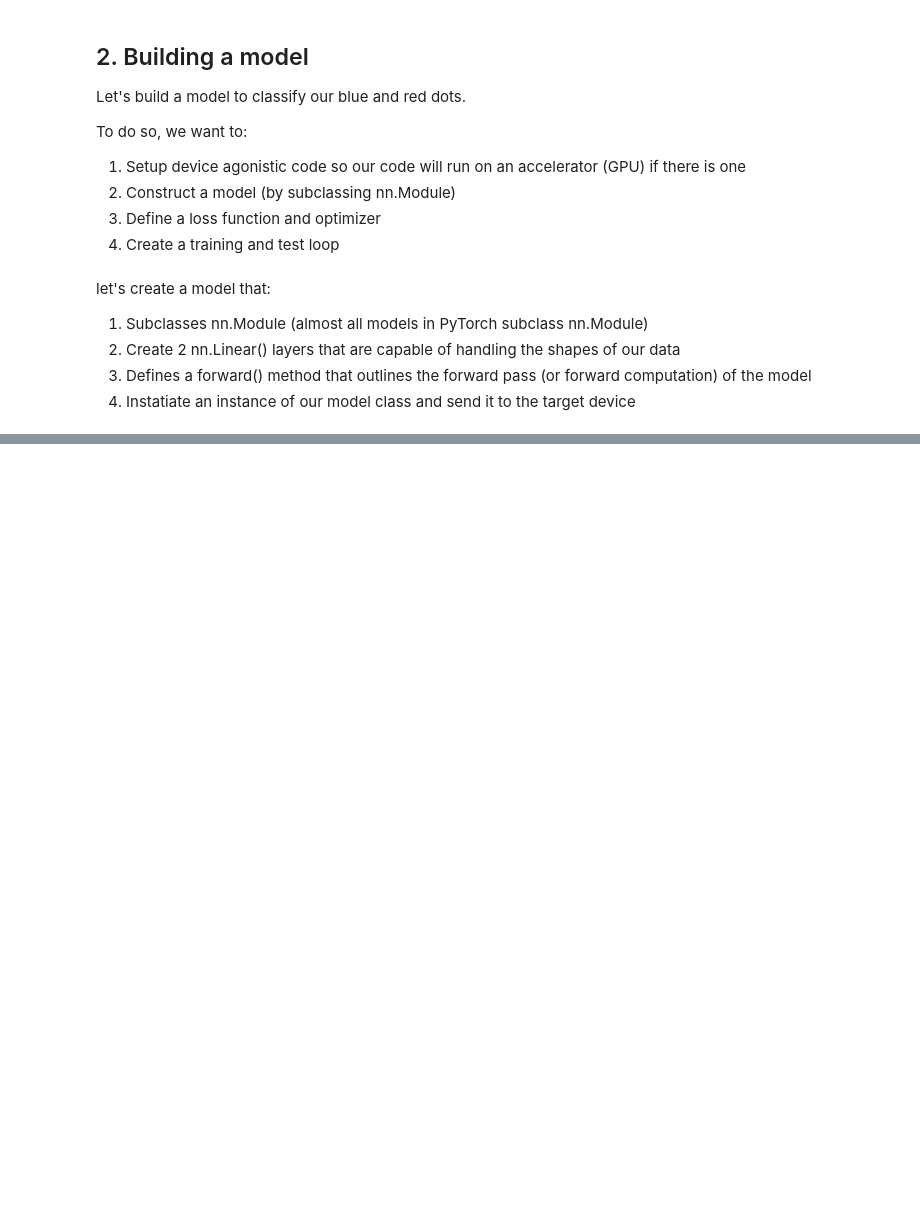
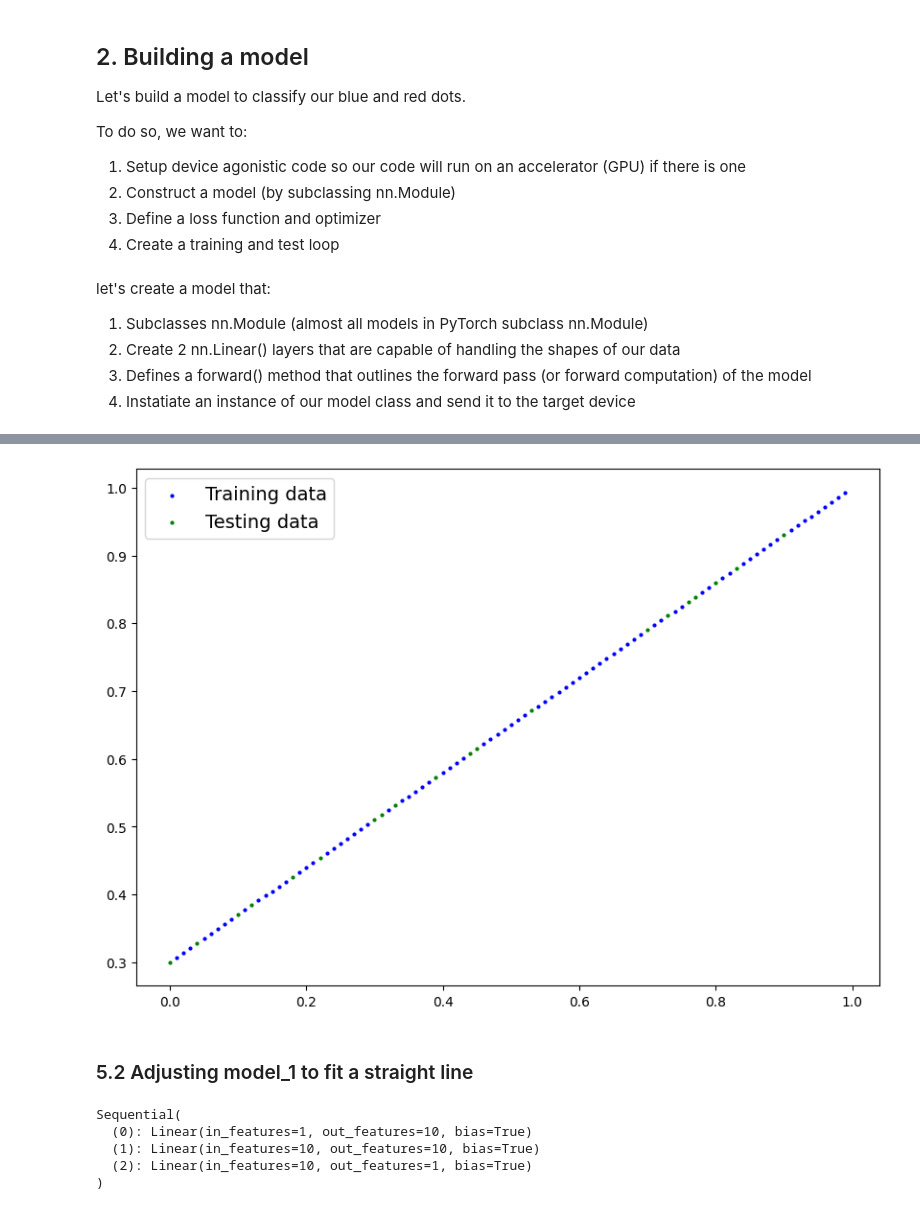
Before and after one commit to deeryakgun/pytorch-for-deep-learning-udemy-notes, a Jupyter notebook: 02_neural_network_classification.ipynb, the cells around one changed output, grey strips where cells are left out. Saved outputs shown, nothing was run; the diff lists cells and outputs as text; code cells hidden in the pictures; blank space fills up the shorter version.

```diff
--- a/02_neural_network_classification.ipynb
+++ b/02_neural_network_classification.ipynb
@@ -148,0 +356,8 @@ Subclasses:     _FusedModule
+# %%
+weight = 0.7
+bias = 0.3
+x_reg = torch.arange(0, 1, 0.01).unsqueeze(dim=1)
+y_reg = weight * x_reg + bias
+
+print(len(x_reg))
+x_reg[:5], y_reg[:5]
@@ -148,0 +376,24 @@ Subclasses:     _FusedModule
+# %%
+x_reg_train, x_reg_test, y_reg_train, y_reg_test = train_test_split(x_reg, y_reg, train_size=0.8, random_state=42)
+plot_predictions(train_data = x_reg_train,
+                train_labels = y_reg_train,
+                test_data = x_reg_test,
+                test_labels = y_reg_test)
+# %% [output]
+[figure, added]
+# %% [markdown]
+### 5.2 Adjusting model_1 to fit a straight line
+# %%
+# Same architecture as model_1 (but using nn.Sequential())
+model_2 = nn.Sequential(
+    nn.Linear(in_features = 1, out_features = 10),
+    nn.Linear(in_features = 10, out_features = 10),
+    nn.Linear(in_features = 10, out_features = 1)
+)
+model_2
+# %% [output]
+Sequential(
+  (0): Linear(in_features=1, out_features=10, bias=True)
+  (1): Linear(in_features=10, out_features=10, bias=True)
+  (2): Linear(in_features=10, out_features=1, bias=True)
+)
```
Also changed, not shown: parts of 35 cells of this notebook, 1 other file.
